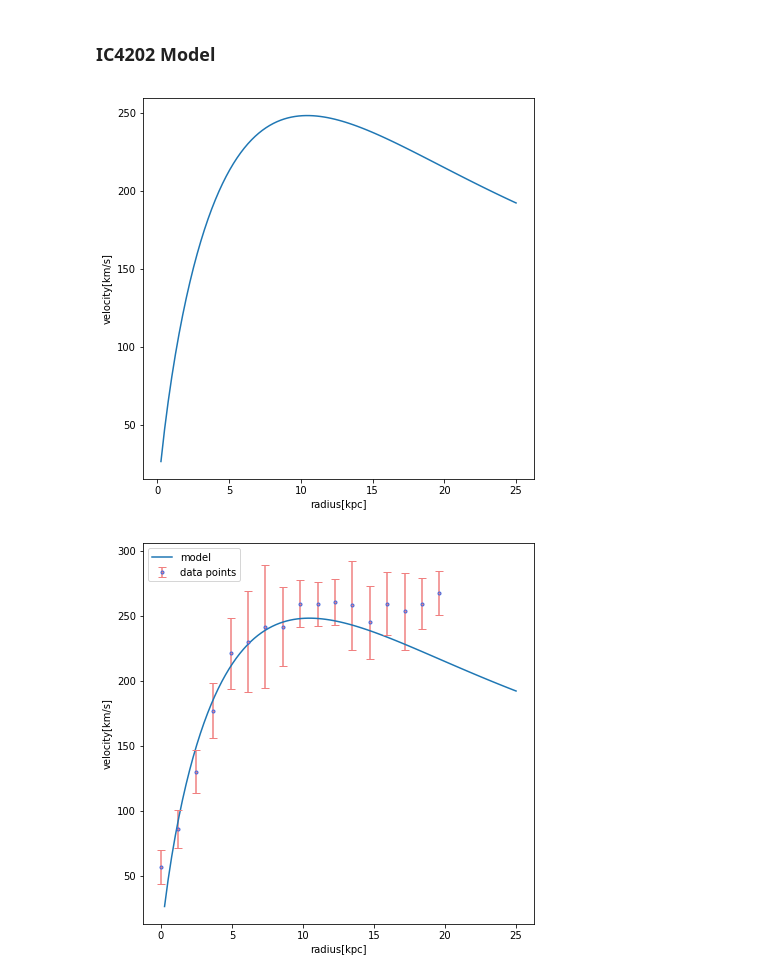
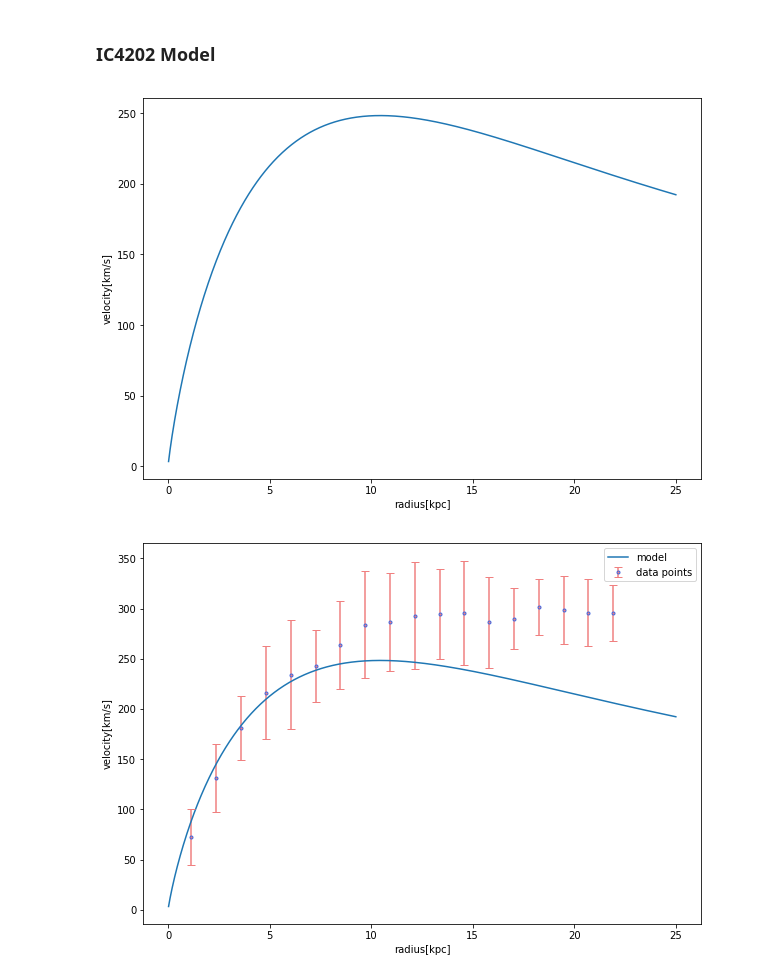
Before and after one commit to PengpeiZhu/ASTR136, a Jupyter notebook: dark_matter_data_handle.ipynb, the cells around one changed output. Drawn from its saved outputs; the diff is of its cells as text; code cells hidden in the pictures.

```diff
--- a/dark_matter_data_handle.ipynb
+++ b/dark_matter_data_handle.ipynb
@@ -403,11 +414,11 @@ plt.errorbar(np.linspace(1,300,300),trail_wave_list,yerr=trail_std_list,fmt= '.'
 
 
 # for x-position:
-ICWL_m = np.mean(trail_wave_list[70:240])
+ICWL_m = 18
 
-# center at 161
-ICWL_1 = trail_wave_list[50:161]
-ICWL_2 = trail_wave_list[161:272]
+# center at 142
+ICWL_1 = trail_wave_list[50:142]
+ICWL_2 = trail_wave_list[142:234]
 
 ICWL_1G = list(np.flip(ICWL_1))
 ICWL_2G = []
@@ -423,10 +434,9 @@ ICWL[1::2] = ICWL_2G
 
 
 # for STD:
-ICWL_std_m = np.mean(trail_std_list[70:240])
 
-ICWL_std_1 = trail_std_list[50:161]
-ICWL_std_2 = trail_std_list[161:272]
+ICWL_std_1 = trail_std_list[50:142]
+ICWL_std_2 = trail_std_list[142:234]
 
 ICWL_std = [None]*(len(ICWL_std_1)+len(ICWL_std_2))
 ICWL_std[::2] = ICWL_std_1
@@ -488,15 +499,20 @@ def divide_chunks(l, n):
 
 #propogate the error of 5 pixs on a row into 5x10 pix array error
 #function is sqrt(sum((sigma_n)^2) where n = 10
+
 def extract_error(L):
     d = 0
     for i in L:
-        sq_i = i**2
-        d = d+sq_i
-    return np.sqrt(d)/len(L)
+        if np.isnan(i)==True:
+            pass
+        else:
+            sq_i = i**2
+            d = d+sq_i
+    return np.sqrt(d)/(len(~np.isnan(L)))
 
 #for every 10 pix find mean
 #for the outed points that are setted to zero value, ignore
+
 def extract_data(L):
     d = 0
     for i in L:
@@ -504,10 +520,9 @@ def extract_data(L):
     return d/np.count_nonzero(L)
 
 
-
 #chop again and divide into chunks of 10
-ICWL_div = np.array(list(divide_chunks(ICWL[0:169], 10)) )
-ICWL_std_div = np.array(list(divide_chunks(ICWL_std[0:169], 10)) )
+ICWL_div = np.array(list(divide_chunks(ICWL[0:180], 10)) )
+ICWL_std_div = np.array(list(divide_chunks(ICWL_std[0:180], 10)) )
 
 
 # find mean and error for 5x10 pixel array
@@ -522,7 +537,7 @@ for i in range(len(ICWL_std_div)):
     new_error = extract_error(ICWL_std_div[i])
     ICerr.append(new_error)
 # %%
-pixel = np.linspace(0,len(ICdata),len(ICdata))
+pixel = np.linspace(5,95,len(ICdata))
 plt.errorbar(pixel,ICdata,yerr=ICerr,fmt= '.' ,c="lightcoral",mec='royalblue',capsize=4,label="data points")
 # %% [output]
 <ErrorbarContainer object of 3 artists>
@@ -542,14 +557,14 @@ ICverr = []
 
 #transfer x-axis into kpc
 for i in pixel:
-    new_i = i*pix2kpc*5
+    new_i = i*pix2kpc
     ICr.append(new_i)
 
 #transfer y-axis into km/s
 for i in ICdata:
     obs = (i+1405+161)*a_fit+b_fit
     z = (obs-6562.8)/6562.8
-    v = (z-0.0238)*299792.458-4625
+    v = (z-0.0238)*299792.458-4490
     ICv.append(v)
 
 #propagate error
@@ -565,40 +580,40 @@ def V_SQ_R(R):
     m_stellar = 180e9 #solar mass
     Rd = 4.86 #kpc
     sigma_0 = m_stellar/(2*np.pi*Rd**2)
     y = R/(2*Rd)
 
     I0 = sp.iv(0,y)
     I1 = sp.iv(1,y)
 
     K0 = sp.kv(0,y)
     K1 = sp.kv(1,y)
 
     V2 = 4*np.pi*G*sigma_0*Rd*(y**2)*(I0*K0-I1*K1)
     v = np.sqrt(V2)
     return v
 
 model_v = []
 #r_max is the radius in kpc
 r_max = 25
 
-for i in np.linspace(0,r_max,100):
+for i in np.linspace(0,r_max,1000):
     modelv = V_SQ_R(i)
     model_v.append(modelv)
 
 
 # now model_v is the set of model velocity
 
-plt.figure(figsize=(7,7))
-plt.plot(np.linspace(0,r_max,100),model_v)
+plt.figure(figsize=(10,7))
+plt.plot(np.linspace(0,r_max,1000),model_v)
 
 plt.xlabel('radius[kpc]')
 plt.ylabel('velocity[km/s]')
 plt.savefig('model.png')
 # %% [output]
-[figure, old version]
+[figure, new version]
 # %%
-plt.figure(figsize=(7,7))
-plt.plot(np.linspace(0,r_max,100),model_v,label="model")
+plt.figure(figsize=(10,7))
+plt.plot(np.linspace(0,r_max,1000),model_v,label="model")
 plt.errorbar(ICr,ICv,yerr=ICverr,fmt= '.' ,c="lightcoral",mec='royalblue',capsize=4,label="data points")
 
 plt.xlabel('radius[kpc]')
@@ -606,4 +621,4 @@ plt.ylabel('velocity[km/s]')
 plt.legend()
 plt.savefig('ICdata.png')
 # %% [output]
-[figure, old version]
+[figure, new version]
```
Also changed, not shown: parts of 17 cells of this notebook.
